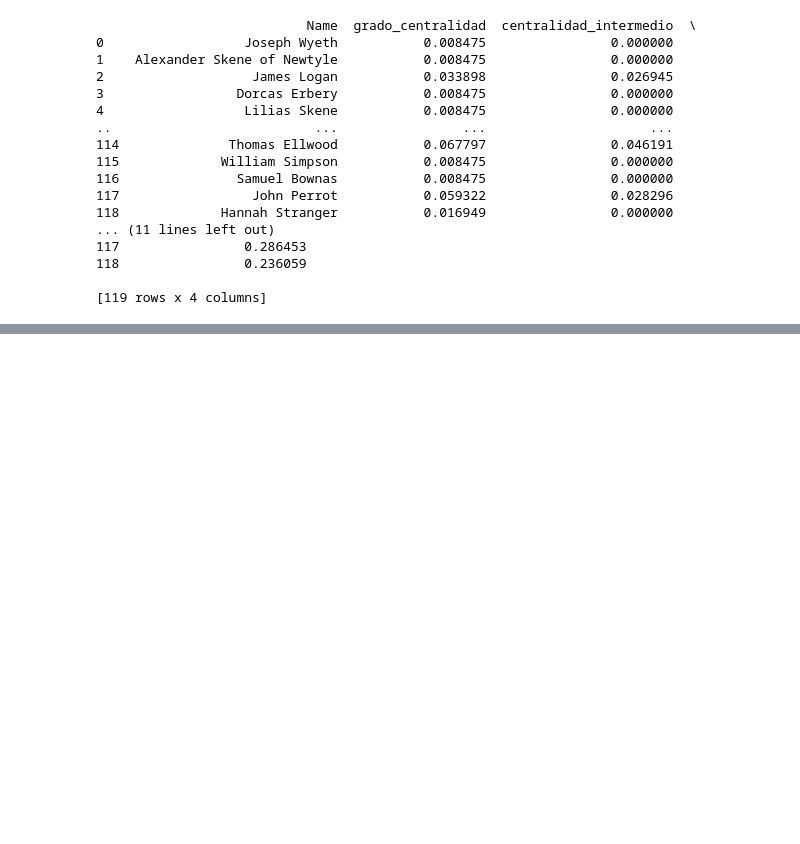
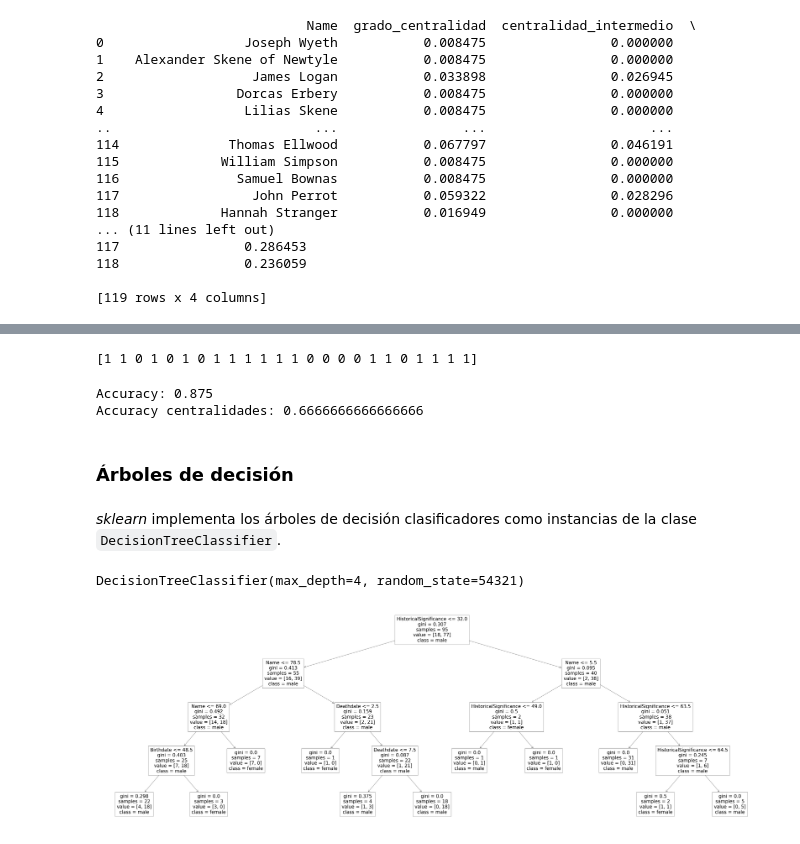
Before and after one commit to MRomalde/IA_Trabajo, a Jupyter notebook: Proyecto.ipynb, the cells around one changed output, grey strips where cells are left out. Cells and saved outputs as stored; diff of their text form; code cells hidden in the pictures; blank space fills up the shorter version.

Commit message:
Código terminado

```diff
--- a/Proyecto.ipynb
+++ b/Proyecto.ipynb
@@ -497,7 +463,6 @@ print(centralidadesFromCsv)
 
 [119 rows x 4 columns]
 # %%
-#una vez que ya tenemos las centralidades concatenadas vamos a hacer lo mismo para concatenarlo a los nodos
+#Una vez tenemos las centralidades concatenadas vamos a hacer lo mismo para concatenarlo a los nodos
 #para concatenarlos hacemos un left join para tener todos los atributos de la izquierda y le sumamos los de la derecha
-nodosConCentralidades=pd.merge(nodos,centralidadesFromCsv,how='left',left_on='Name',right_on='Name')
-print(nodosConCentralidades)
+nodos_centralidades=pd.merge(nodos,centralidades_csv,how='left',left_on='Name',right_on='Name')
@@ -523,0 +471,4 @@ print(nodosConCentralidades)
+# %%
+nodos_centralidades = nodos_centralidades[['Name','HistoricalSignificance','Birthdate','Deathdate','grado_centralidad',
+                                               'centralidad_intermedio','centralidad_proximidad','ID','Gender']]
+nodos_centralidades.head(10)
@@ -523,0 +487,3 @@ print(nodosConCentralidades)
+# %%
+atributos_centralidades = nodos_centralidades.loc[:,'Name':'centralidad_proximidad']
+objetivo_centralidades = nodos_centralidades['Gender']
@@ -523,0 +506,7 @@ print(nodosConCentralidades)
+# %%
+# El codificador adecuado para la variable objetivo es LabelEncoder, que trabaja
+# con una lista o array unidimensional de sus valores
+codificador_objetivo_centralidades = preprocessing.LabelEncoder()
+# El método fit_transform ajusta la codificación y la aplica a los datos justo
+# a continuación
+objetivo_codificado_centralidades = codificador_objetivo_centralidades.fit_transform(objetivo_centralidades)
@@ -523,0 +612,42 @@ print(nodosConCentralidades)
+# %%
+#predecimos medianto los atributos a testear sus correspondientes generos para cada atributo
+objetivo_predicho_centralidades=forest_centralidades.predict(atributos_prueba_centralidades)
+print(objetivo_predicho_centralidades)
+# %% [output]
+[1 1 0 1 0 1 0 1 1 1 1 1 1 0 0 0 0 1 1 0 1 1 1 1]
+# %%
+forest_centralidades.score(atributos_prueba_centralidades,objetivo_prueba_centralidades)
+# Model Accuracy, how often is the classifier correct?
+print("Accuracy:",metrics.accuracy_score(objetivo_prueba, objetivo_predicho))
+print("Accuracy centralidades:",metrics.accuracy_score(objetivo_prueba_centralidades, objetivo_predicho_centralidades))
+# %% [output]
+Accuracy: 0.875
+Accuracy centralidades: 0.6666666666666666
+# %% [markdown]
+### Árboles de decisión
+# %% [markdown]
+_sklearn_ implementa los árboles de decisión clasificadores como instancias de la clase `DecisionTreeClassifier`.
+# %%
+# Scikit-learn implementa el algoritmo CART de tal manera que, al buscar en cada nodo la mejor
+# combinación atributo-umbral para dividir el conjunto de ejemplos asociado al nodo, no considera
+# los atributos en orden, sino que los reordena aleatoriamente. Esto puede hacer que se obtenga
+# un árbol distinto cada vez que se ejecuta el código, ya que produce como efecto que los empates
+# en esa búsqueda se deshacen de forma aleatoria.
+
+# Para evitar el sobreajuste del árbol a los ejemplos de entrenamiento vamos a limitar la
+# profundidad del árbol
+
+clasif_CART_centralidades = tree.DecisionTreeClassifier(
+    max_depth=4,  # máxima profundidad del árbol
+    random_state=54321  # semilla aleatoria, para que el código sea reproducible
+)
+clasif_CART_centralidades.fit(atributos_entrenamiento_centralidades, objetivo_entrenamiento_centralidades)
+# %% [output]
+DecisionTreeClassifier(max_depth=4, random_state=54321)
+# %%
+pyplot.figure(figsize=(90, 30))  # Anchura y altura del gráfico
+árbol_centralidades = tree.plot_tree(clasif_CART,
+                       feature_names=nodos_centralidades.columns[:-1],
+                       class_names=codificador_objetivo_centralidades.classes_)
+# %% [output]
+[figure, added]
```
Also changed, not shown: parts of 40 cells of this notebook.
